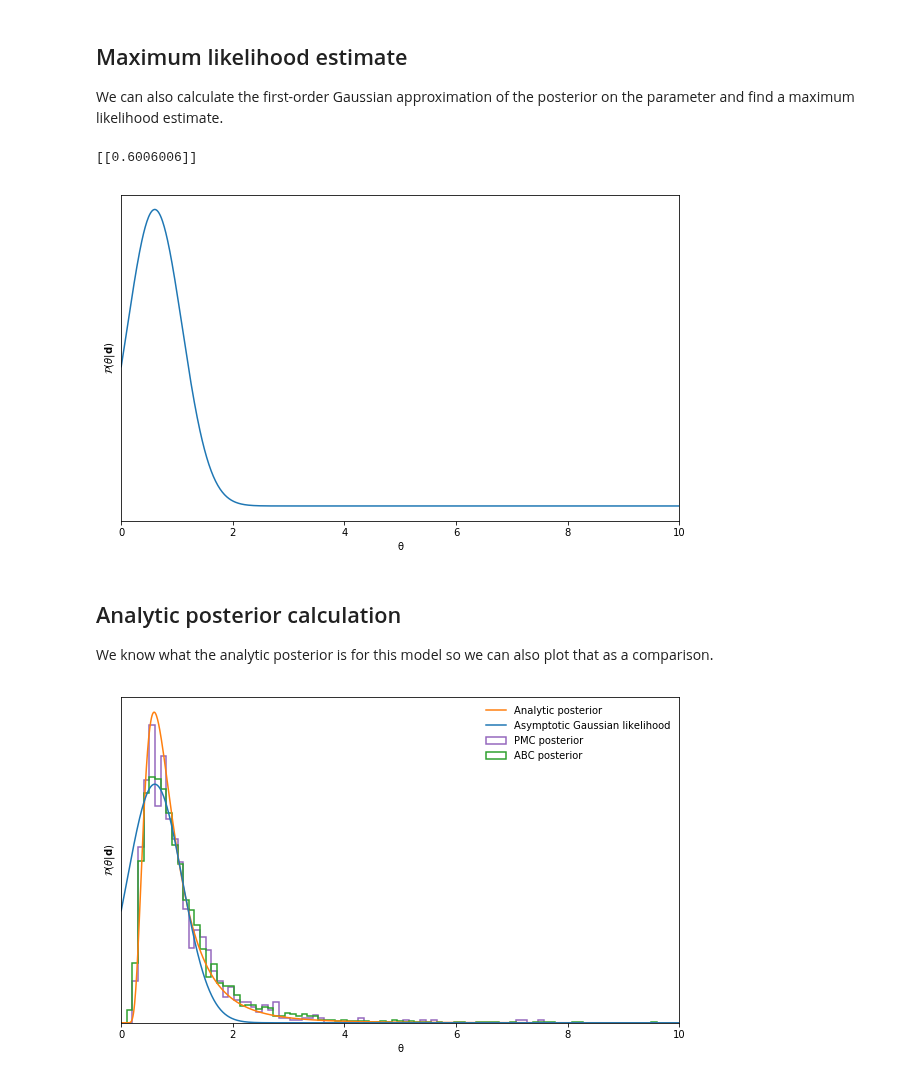
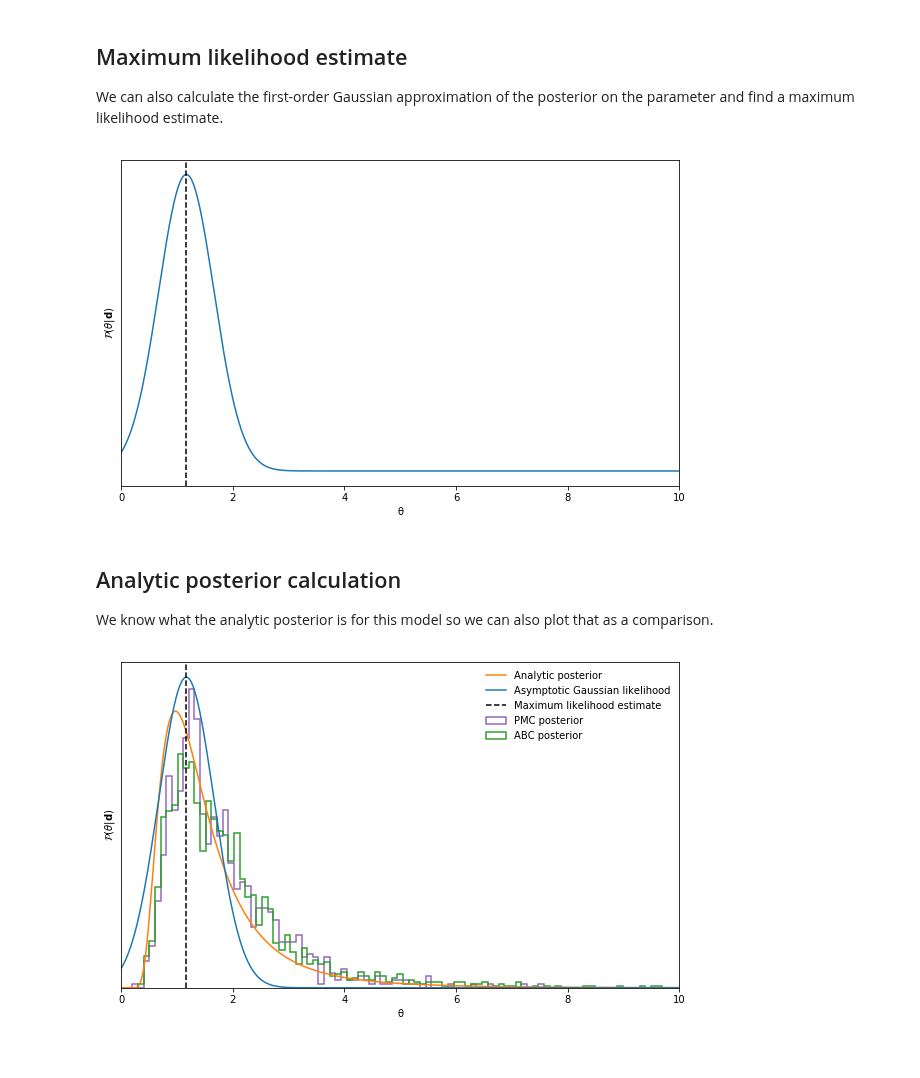
Before and after one commit to tomcharnock/IMNN, a Jupyter notebook: IMNN (original test).ipynb, the cells around one changed output. Drawn from its saved outputs; the diff is of its cells as text; code cells hidden in the pictures.

```diff
--- a/IMNN (original test).ipynb
+++ b/IMNN (original test).ipynb
@@ -361,7 +361,7 @@ If the simulations are going to be too large to make all at once the `at_once` o
 ### Accept or reject
 In ABC draws are accepted if the distance between the simulation summary and the simulation of the real data are "close", i.e. smaller than some ϵ value, which is chosen somewhat arbitrarily.
 # %%
-ϵ = 0.05
+ϵ = 1.
 accept_indices = np.argwhere(ρ < ϵ)[:, 0]
 reject_indices = np.argwhere(ρ >= ϵ)[:, 0]
 # %% [markdown]
@@ -411,17 +411,17 @@ ax[1].set_yticks([]);
 
 We can also calculate the first-order Gaussian approximation of the posterior on the parameter and find a maximum likelihood estimate.
 # %%
-approximate_likelihood, MLE = n.sess.run(n.MLE, feed_dict = {n.x: tt, n.x_m: tt_m, n.x_p: tt_p, n.x_real: real_data, n.θ_fid: np.array([θ_fid]).reshape((1, 1)), n.prior: np.linspace(0, 10, 1000).reshape((1, 1, 1000)), n.dropout: 1., n.dd: der_den})
-print(MLE)
+asymptotic_likelihood = n.sess.run(n.AL, feed_dict = {n.x: tt, n.x_m: tt_m, n.x_p: tt_p, n.x_real: real_data, n.θ_fid: np.array([θ_fid]).reshape((1, 1)), n.prior: np.linspace(0, 10, 1000).reshape((1, 1, 1000)), n.dropout: 1., n.dd: der_den})
+MLE = n.sess.run(n.MLE, feed_dict = {n.x: tt, n.x_m: tt_m, n.x_p: tt_p, n.x_real: real_data, n.θ_fid: np.array([θ_fid]).reshape((1, 1)), n.dropout: 1., n.dd: der_den})
 fig, ax = plt.subplots(1, 1, figsize = (10, 6))
-ax.plot(np.linspace(0, 10, 1000), approximate_likelihood[0, 0])
+ax.plot(np.linspace(0, 10, 1000), asymptotic_likelihood[0, 0], linewidth = 1.5)
+ax.axvline(x = MLE[0, 0, 0], ymin = 0., ymax = 1., linestyle = 'dashed', color = 'black')
 ax.set_xlabel("θ")
 ax.set_xlim([0, 10])
 ax.set_ylabel('$\\mathcal{P}(\\theta|{\\bf d})$')
 ax.set_yticks([]);
 # %% [output]
-[[0.6006006]]
-[figure, old version]
+[figure, new version]
 # %% [markdown]
 ## Analytic posterior calculation
 
@@ -433,13 +433,14 @@ analytic_posterior = analytic_posterior / np.sum(analytic_posterior * (θ_grid[1
 # %%
 fig, ax = plt.subplots(1, 1, figsize = (10, 6))
 ax.plot(θ_grid, analytic_posterior, linewidth = 1.5, color = 'C1', label = "Analytic posterior")
 ax.hist(θ_, np.linspace(0, 10, 100), histtype = u'step', density = True, linewidth = 1.5, color = '#9467bd', label = "PMC posterior");
 ax.hist(θ[accept_indices], np.linspace(0, 10, 100), histtype = u'step', density = True, linewidth = 1.5, color = 'C2', label = "ABC posterior")
-ax.plot(np.linspace(0, 10, 1000), approximate_likelihood[0, 0], color = 'C0', linewidth = 1.5, label = "Asymptotic Gaussian likelihood")
+ax.plot(np.linspace(0, 10, 1000), asymptotic_likelihood[0, 0], color = 'C0', linewidth = 1.5, label = "Asymptotic Gaussian likelihood")
+ax.axvline(x = MLE[0, 0, 0], ymin = 0., ymax = 1., linestyle = 'dashed', color = 'black', label = "Maximum likelihood estimate")
 ax.legend(frameon = False)
 ax.set_xlim([0, 10])
 ax.set_xlabel('θ')
 ax.set_ylabel('$\\mathcal{P}(\\theta|{\\bf d})$')
 ax.set_yticks([]);
 # %% [output]
-[figure, old version]
+[figure, new version]
```
Also changed, not shown: parts of 6 cells of this notebook, 2 other files.
